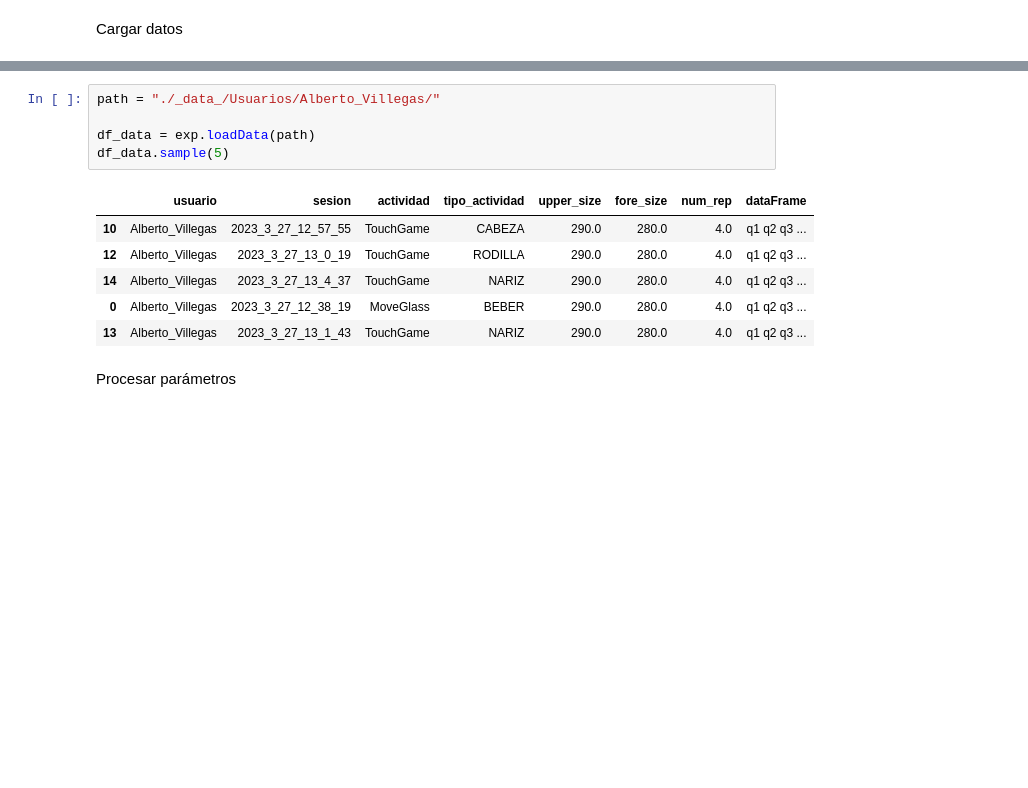
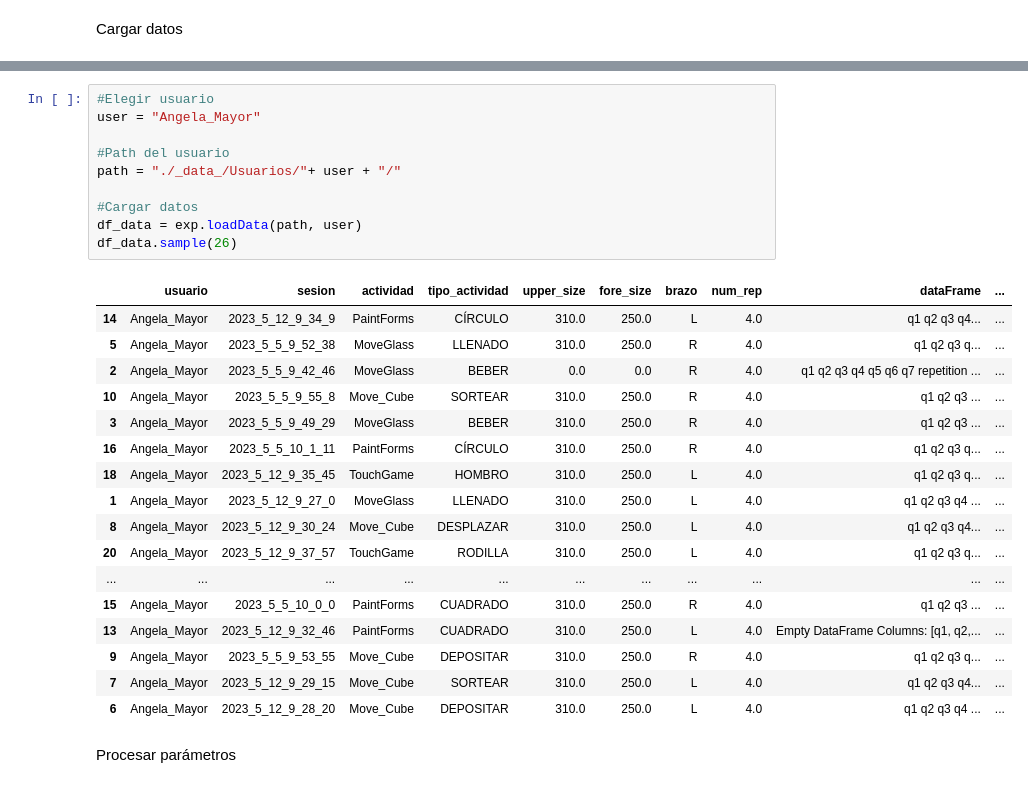
Before and after one commit to RaulMB94/rai_exp_2023_sivarita, a Jupyter notebook: rai_exp_2023_sivarita.ipynb, the cells around one changed output, grey strips where cells are left out. Cells and saved outputs as stored; diff of their text form; blank space fills up the shorter version.

```diff
--- a/rai_exp_2023_sivarita.ipynb
+++ b/rai_exp_2023_sivarita.ipynb
@@ -31,15 +58,31 @@ Cargar datos
 # %%
-path = "./_data_/Usuarios/Alberto_Villegas/"
+#Elegir usuario
+user = "Angela_Mayor"
 
-df_data = exp.loadData(path)
-df_data.sample(5)
+#Path del usuario
+path = "./_data_/Usuarios/"+ user + "/"
+
+#Cargar datos
+df_data = exp.loadData(path, user)
+df_data.sample(26)
 # %% [output]
-|  | usuario | sesion | actividad | tipo_actividad | upper_size | fore_size | num_rep | dataFrame |
-| 10 | Alberto_Villegas | 2023_3_27_12_57_55 | TouchGame | CABEZA | 290.0 | 280.0 | 4.0 | q1 q2 q3 ... |
-| 12 | Alberto_Villegas | 2023_3_27_13_0_19 | TouchGame | RODILLA | 290.0 | 280.0 | 4.0 | q1 q2 q3 ... |
-| 14 | Alberto_Villegas | 2023_3_27_13_4_37 | TouchGame | NARIZ | 290.0 | 280.0 | 4.0 | q1 q2 q3 ... |
-| 0 | Alberto_Villegas | 2023_3_27_12_38_19 | MoveGlass | BEBER | 290.0 | 280.0 | 4.0 | q1 q2 q3 ... |
-| 13 | Alberto_Villegas | 2023_3_27_13_1_43 | TouchGame | NARIZ | 290.0 | 280.0 | 4.0 | q1 q2 q3 ... |
+|  | usuario | sesion | actividad | tipo_actividad | upper_size | fore_size | brazo | num_rep | dataFrame | ... |
+| 14 | Angela_Mayor | 2023_5_12_9_34_9 | PaintForms | CÍRCULO | 310.0 | 250.0 | L | 4.0 | q1 q2 q3 q4... | ... |
+| 5 | Angela_Mayor | 2023_5_5_9_52_38 | MoveGlass | LLENADO | 310.0 | 250.0 | R | 4.0 | q1 q2 q3 q... | ... |
+| 2 | Angela_Mayor | 2023_5_5_9_42_46 | MoveGlass | BEBER | 0.0 | 0.0 | R | 4.0 | q1 q2 q3 q4 q5 q6 q7 repetition ... | ... |
+| 10 | Angela_Mayor | 2023_5_5_9_55_8 | Move_Cube | SORTEAR | 310.0 | 250.0 | R | 4.0 | q1 q2 q3 ... | ... |
+| 3 | Angela_Mayor | 2023_5_5_9_49_29 | MoveGlass | BEBER | 310.0 | 250.0 | R | 4.0 | q1 q2 q3 ... | ... |
+| 16 | Angela_Mayor | 2023_5_5_10_1_11 | PaintForms | CÍRCULO | 310.0 | 250.0 | R | 4.0 | q1 q2 q3 q... | ... |
+| 18 | Angela_Mayor | 2023_5_12_9_35_45 | TouchGame | HOMBRO | 310.0 | 250.0 | L | 4.0 | q1 q2 q3 q... | ... |
+| 1 | Angela_Mayor | 2023_5_12_9_27_0 | MoveGlass | LLENADO | 310.0 | 250.0 | L | 4.0 | q1 q2 q3 q4 ... | ... |
+| 8 | Angela_Mayor | 2023_5_12_9_30_24 | Move_Cube | DESPLAZAR | 310.0 | 250.0 | L | 4.0 | q1 q2 q3 q4... | ... |
+| 20 | Angela_Mayor | 2023_5_12_9_37_57 | TouchGame | RODILLA | 310.0 | 250.0 | L | 4.0 | q1 q2 q3 q... | ... |
+| ... | ... | ... | ... | ... | ... | ... | ... | ... | ... | ... |
+| 15 | Angela_Mayor | 2023_5_5_10_0_0 | PaintForms | CUADRADO | 310.0 | 250.0 | R | 4.0 | q1 q2 q3 ... | ... |
+| 13 | Angela_Mayor | 2023_5_12_9_32_46 | PaintForms | CUADRADO | 310.0 | 250.0 | L | 4.0 | Empty DataFrame Columns: [q1, q2,... | ... |
+| 9 | Angela_Mayor | 2023_5_5_9_53_55 | Move_Cube | DEPOSITAR | 310.0 | 250.0 | R | 4.0 | q1 q2 q3 q... | ... |
+| 7 | Angela_Mayor | 2023_5_12_9_29_15 | Move_Cube | SORTEAR | 310.0 | 250.0 | L | 4.0 | q1 q2 q3 q4... | ... |
+| 6 | Angela_Mayor | 2023_5_12_9_28_20 | Move_Cube | DEPOSITAR | 310.0 | 250.0 | L | 4.0 | q1 q2 q3 q4 ... | ... |
 # %% [markdown]
 Procesar parámetros
 # %%
```
Also changed, not shown: parts of 4 cells of this notebook, 3 other files.
